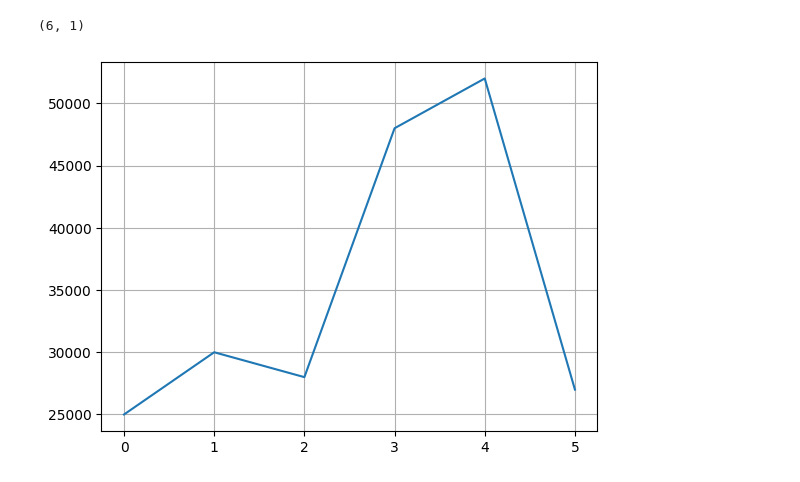
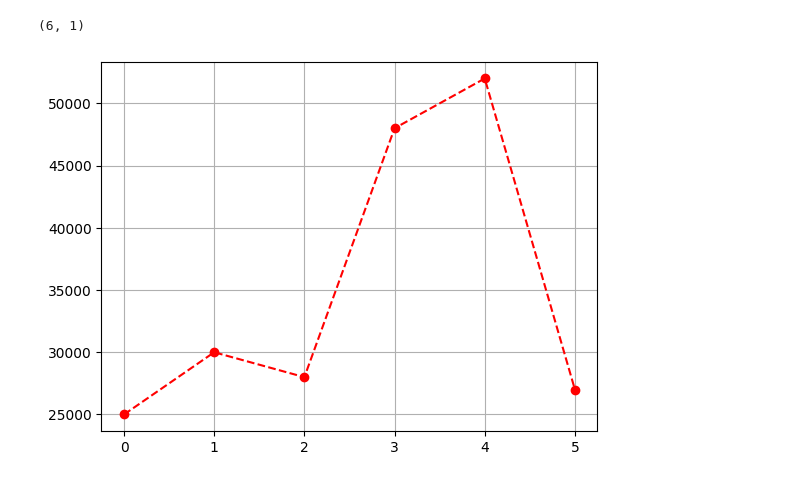
Before and after one commit to thisisouvik/ML-Concepts, a Jupyter notebook: MatplotLib/plt.ipynb, the cells around one changed output. Cells and saved outputs as stored; diff of their text form; code cells hidden in the pictures.

```diff
--- a/MatplotLib/plt.ipynb
+++ b/MatplotLib/plt.ipynb
@@ -23,8 +23,8 @@ df.shape
 # %% [output]
 (6, 1)
 # %%
-plt.plot(df["Salary"])
+plt.plot(df["Salary"], color = 'red', marker= "o", linestyle = "--")
 plt.grid(True)
 plt.show()
 # %% [output]
-[figure, old version]
+[figure, new version]
```
Also changed, not shown: parts of 2 cells of this notebook.
